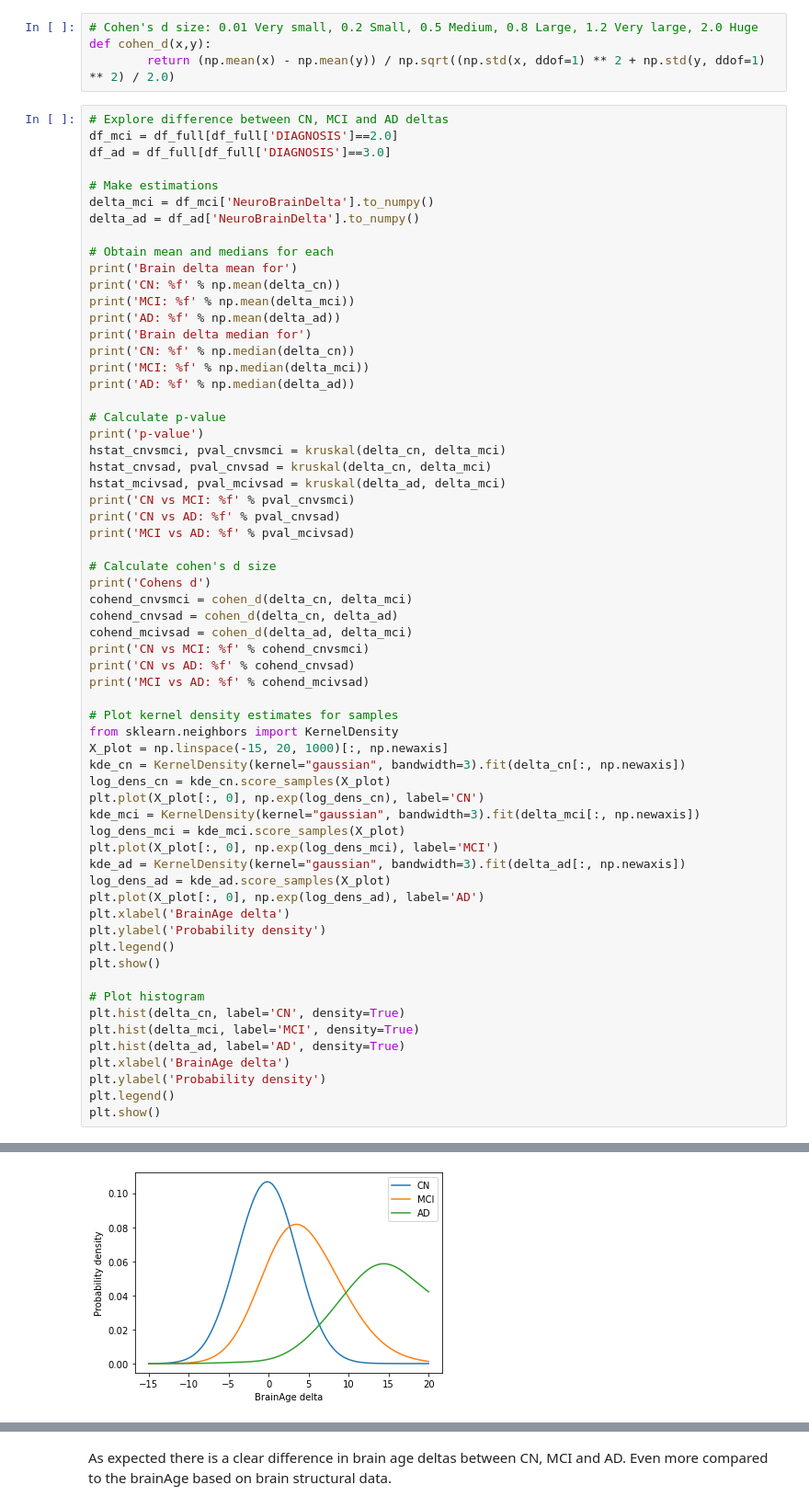
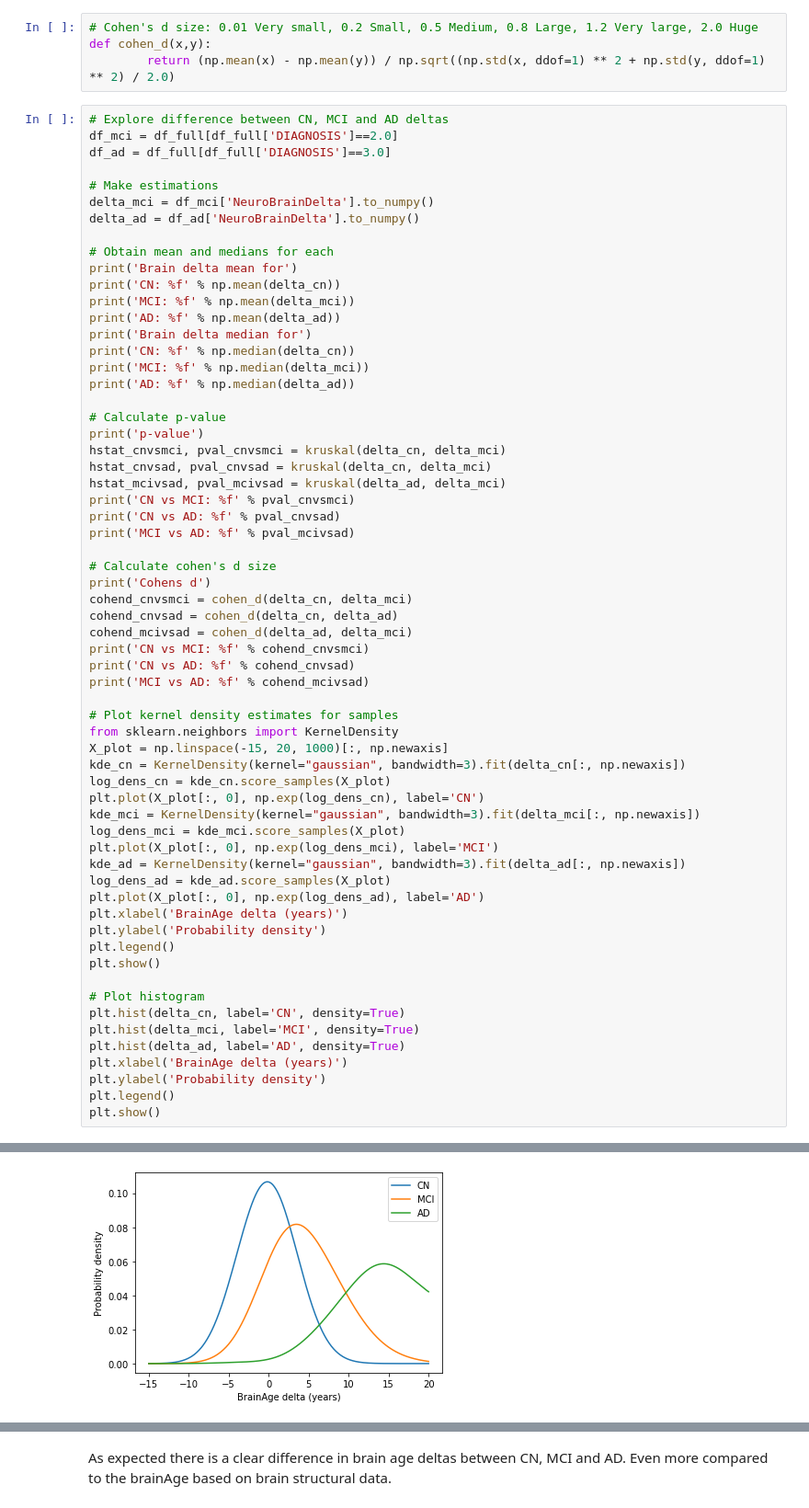
Before and after one commit to JGarciaCondado/ADNIBrainAge, a Jupyter notebook: jupyternotebooks/neuropsychBrainAge.ipynb, the cells around one changed output, grey strips where cells are left out. Shown at 92% size. Cells and saved outputs as stored; diff of their text form.

```diff
--- a/jupyternotebooks/neuropsychBrainAge.ipynb
+++ b/jupyternotebooks/neuropsychBrainAge.ipynb
@@ -236,34 +236,34 @@ plt.plot(X_plot[:, 0], np.exp(log_dens_mci), label='MCI')
 kde_ad = KernelDensity(kernel="gaussian", bandwidth=3).fit(delta_ad[:, np.newaxis])
 log_dens_ad = kde_ad.score_samples(X_plot)
 plt.plot(X_plot[:, 0], np.exp(log_dens_ad), label='AD')
-plt.xlabel('BrainAge delta')
+plt.xlabel('BrainAge delta (years)')
 plt.ylabel('Probability density')
 plt.legend()
 plt.show()
 
 # Plot histogram
 plt.hist(delta_cn, label='CN', density=True)
 plt.hist(delta_mci, label='MCI', density=True)
 plt.hist(delta_ad, label='AD', density=True)
-plt.xlabel('BrainAge delta')
+plt.xlabel('BrainAge delta (years)')
 plt.ylabel('Probability density')
 plt.legend()
 plt.show()
 # %% [output]
 Brain delta mean for
 CN: -0.206276
 MCI: 4.428330
 AD: 16.075250
 Brain delta median for
 CN: -0.147738
 MCI: 3.828113
 AD: 15.320842
 p-value
 CN vs MCI: 0.000000
 CN vs AD: 0.000000
 MCI vs AD: 0.000000
 Cohens d
 CN vs MCI: -1.446891
 CN vs AD: -3.414280
 MCI vs AD: 2.195822
-[figure, old version]
+[figure, new version]
```
Also changed, not shown: parts of 9 cells of this notebook, 1 other file.
